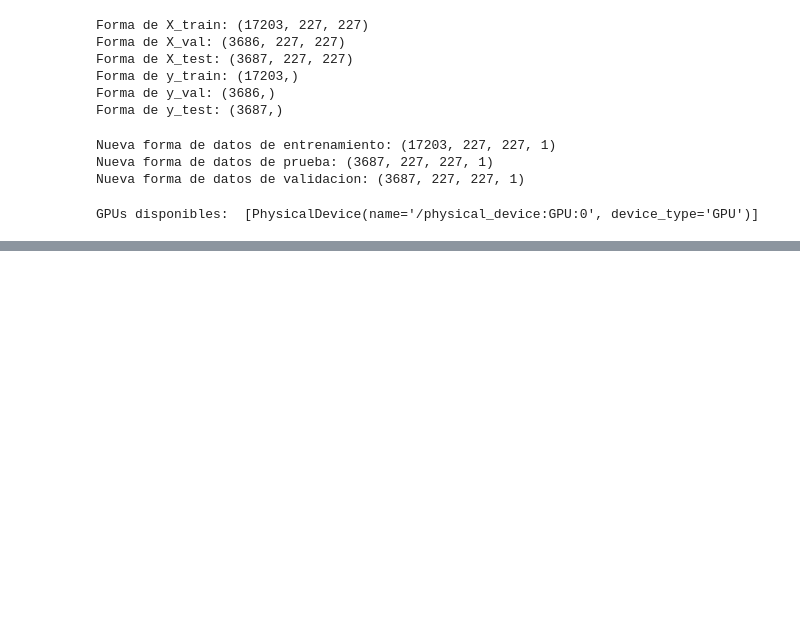
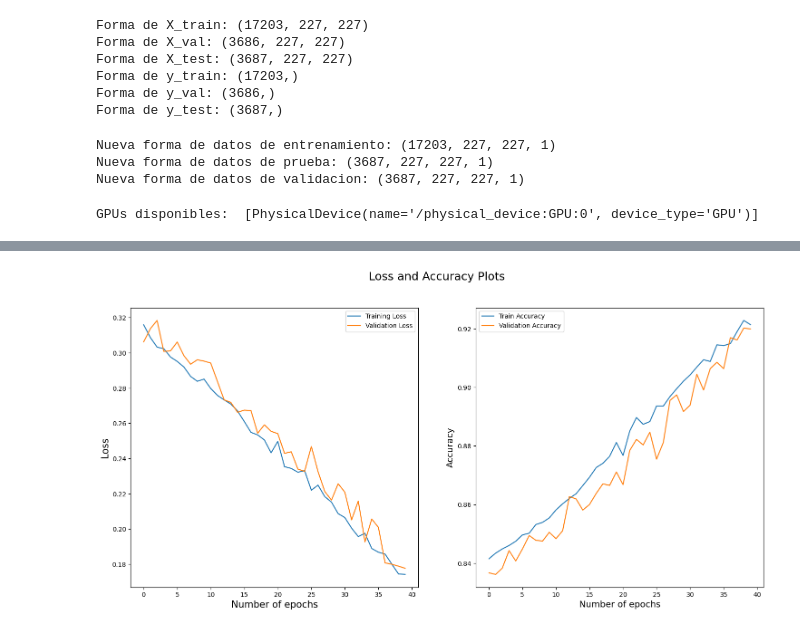
Before and after one commit to AndreaCTS/Semillero, a Jupyter notebook: clasificacionCNN.ipynb, the cells around one changed output, grey strips where cells are left out. Saved outputs shown, nothing was run; the diff lists cells and outputs as text; code cells hidden in the pictures; blank space fills up the shorter version.

Commit message:
updated model

```diff
--- a/clasificacionCNN.ipynb
+++ b/clasificacionCNN.ipynb
@@ -195,7 +193,8 @@ etiquetas = np.array(etiquetas)
 "\n# Define las rutas a las carpetas\nbase_dir = 'Photos'\ncategorias = ['benigno', 'maligno']\n\ndatos = []\netiquetas = []\n\n# Carga las imágenes y sus etiquetas\nfor categoria in categorias:\n     ...
 # %%
 etiquetas=np.array(etiquetas)
-datos_procesados3 = np.array(datos_procesados3)
+#datos_procesados3 = np.array(datos_procesados3)
+datos_procesados3 = np.array(datos)
 
 # Dividir los datos en entrenamiento (70%) y datos restantes (30%)
 X_train, X_remaining, y_train, y_remaining = train_test_split(datos_procesados3, etiquetas, test_size=0.3, random_state=42)
@@ -325,10 +324,8 @@ model.add(Flatten())
 model.add(Dense(1024, activation='relu'))
 
 # Agregar la capa de salida con 2 neuronas (para la clasificación binaria)
-model.add(Dense(1, activation='softmax'))
+model.add(Dense(1, activation='sigmoid'))
 
-# Compilar el modelo
-model.compile(optimizer='adam', loss='binary_crossentropy', metrics=['accuracy'])
 
 # Resumen del modelo
 model.summary()
@@ -357,7 +354,7 @@ model.compile(optimizer='adam',
 # %%
 with tf.device('/GPU:0'):
     history = model.fit(train_generator,
-                        epochs=20,
+                        epochs=40,
                         validation_data=val_generator,
                         verbose=1,
                         callbacks=[early_stopping,stop])
@@ -380,3 +385,25 @@ print(f"Test Accuracy: {test_accuracy}")
 # %%
 import matplotlib.pyplot as plt
 import matplotlib.image as mpimg
+# %%
+#plot to visualize the loss and accuracy against number of epochs
+plt.figure(figsize=(18,8))
+
+plt.suptitle('Loss and Accuracy Plots', fontsize=18)
+
+plt.subplot(1,2,1)
+plt.plot(history.history['loss'], label='Training Loss')
+plt.plot(history.history['val_loss'], label='Validation Loss')
+plt.legend()
+plt.xlabel('Number of epochs', fontsize=15)
+plt.ylabel('Loss', fontsize=15)
+
+plt.subplot(1,2,2)
+plt.plot(history.history['accuracy'], label='Train Accuracy')
+plt.plot(history.history['val_accuracy'], label='Validation Accuracy')
+plt.legend()
+plt.xlabel('Number of epochs', fontsize=14)
+plt.ylabel('Accuracy', fontsize=14)
+plt.show()
+# %% [output]
+[figure, added]
```
Also changed, not shown: parts of 6 cells of this notebook.
